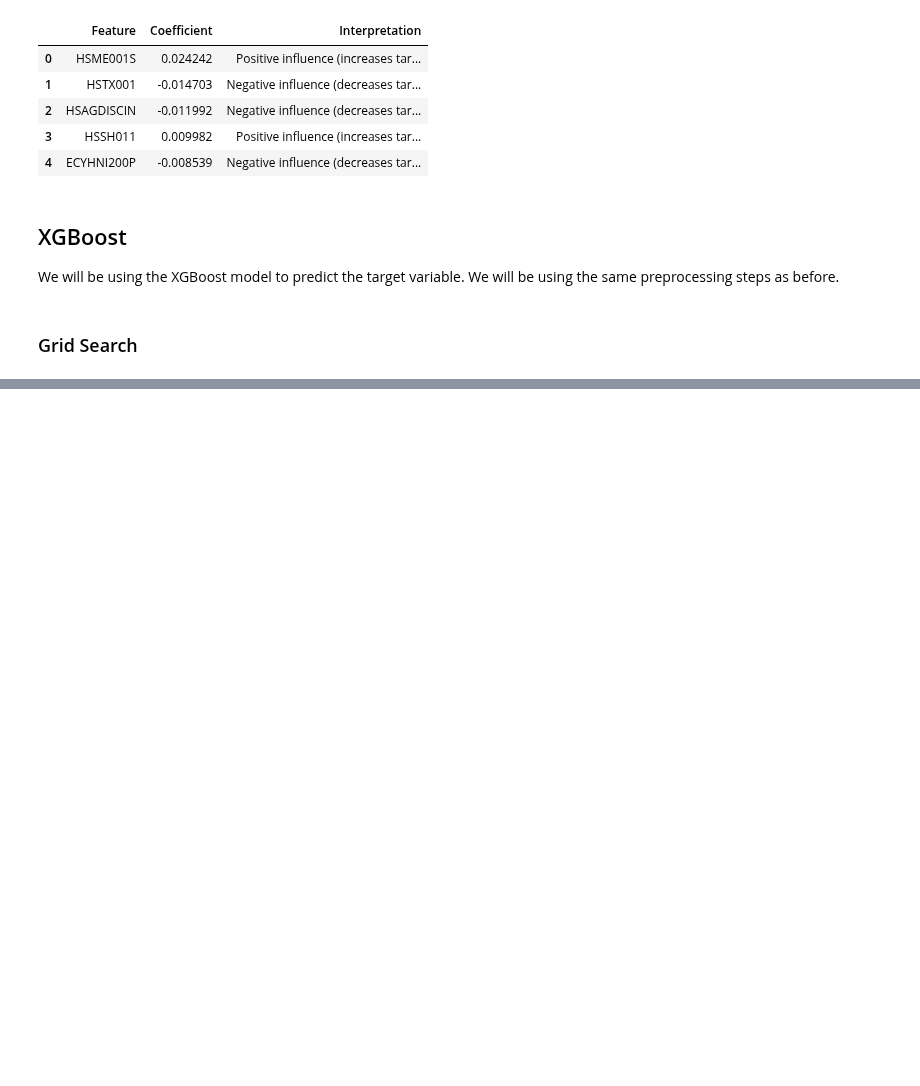
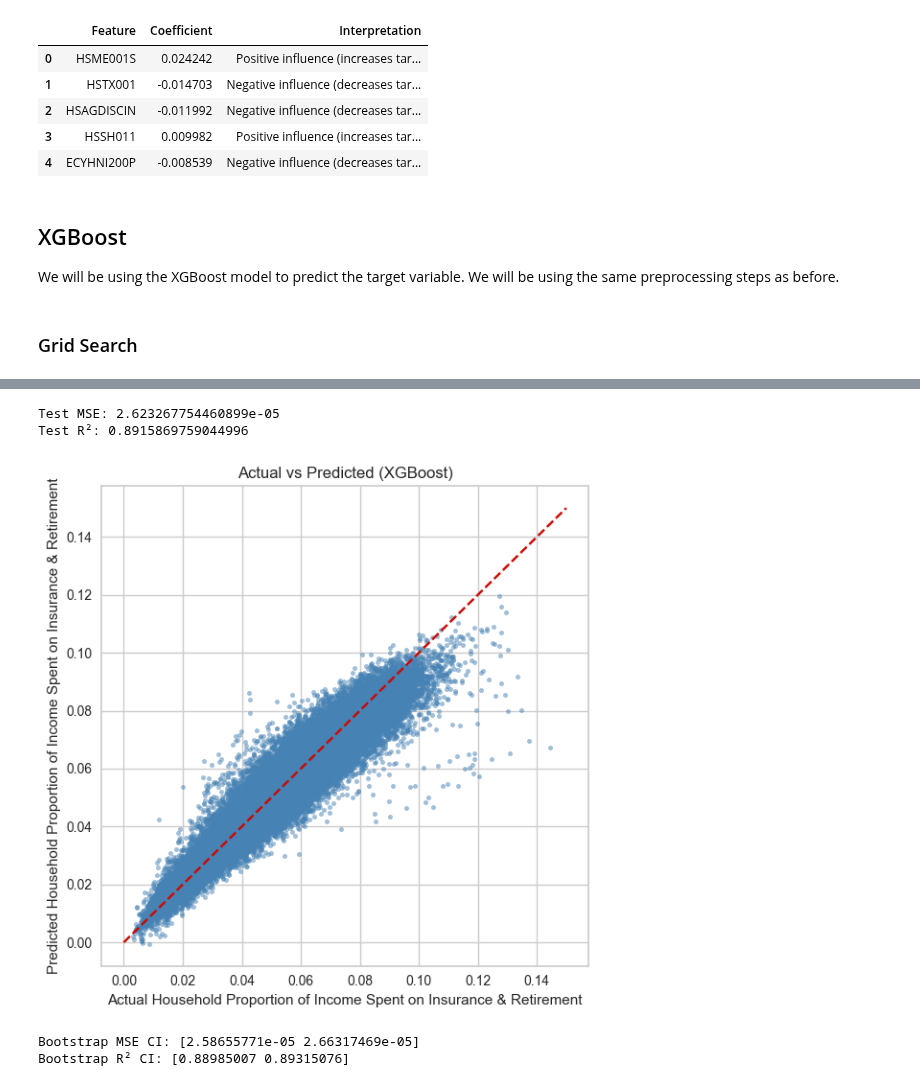
Before and after one commit to noahkostesku/CanadianHouseholdAnalysis, a Jupyter notebook: CanadianHouseholdAnalysis.ipynb, the cells around one changed output, grey strips where cells are left out. Drawn from its saved outputs; the diff is of its cells as text; code cells hidden in the pictures; blank space fills up the shorter version.

```diff
--- a/CanadianHouseholdAnalysis.ipynb
+++ b/CanadianHouseholdAnalysis.ipynb
@@ -951,21 +953,51 @@ Fitting 5 folds for each of 8 candidates, totalling 40 fits
 # %%
+# Fit the best model on the full training data
+best_xgb.fit(X_train, y_train)
+
 # Predict
-y_pred_xgb = best_xgb.predict(X_test_np)
+y_pred_xgb = best_xgb.predict(X_test)
 
 # Metrics
-mse_xgb = mean_squared_error(y_test_np, y_pred_xgb)
-r2_xgb = r2_score(y_test_np, y_pred_xgb)
+mse_xgb = mean_squared_error(y_test, y_pred_xgb)
+r2_xgb = r2_score(y_test, y_pred_xgb)
 
 print("Test MSE:", mse_xgb)
 print("Test R²:", r2_xgb)
 
 # Scatterplot
 plt.figure(figsize=(6,6))
-plt.scatter(y_test_np, y_pred_xgb, alpha=0.05, s=4)
+plt.scatter(y_test, y_pred_xgb, alpha=0.5, s=10, color="steelblue")
 plt.plot([0, 0.15], [0, 0.15], 'r--')
 plt.xlabel("Actual Household Proportion of Income Spent on Insurance & Retirement")
 plt.ylabel("Predicted Household Proportion of Income Spent on Insurance & Retirement")
 plt.title("Actual vs Predicted (XGBoost)")
 plt.grid(True)
 plt.tight_layout()
 plt.show()
+
+n_bootstraps = 1000
+mse_scores = []
+r2_scores = []
+
+np.random.seed(42)
+
+for _ in range(n_bootstraps):
+    idx = np.random.choice(len(y_test), len(y_test), replace=True)
+    y_true_sample = y_test[idx]
+    y_pred_sample = y_pred_xgb[idx]
+
+    mse_scores.append(mean_squared_error(y_true_sample, y_pred_sample))
+    r2_scores.append(r2_score(y_true_sample, y_pred_sample))
+
+# Confidence intervals
+mse_ci = np.percentile(mse_scores, [2.5, 97.5])
+r2_ci = np.percentile(r2_scores, [2.5, 97.5])
+
+print("Bootstrap MSE CI:", mse_ci)
+print("Bootstrap R² CI:", r2_ci)
+# %% [output]
+Test MSE: 2.623267754460899e-05
+Test R²: 0.8915869759044996
+[figure, added]
+Bootstrap MSE CI: [2.58655771e-05 2.66317469e-05]
+Bootstrap R² CI: [0.88985007 0.89315076]
```
Also changed, not shown: parts of 4 cells of this notebook.
